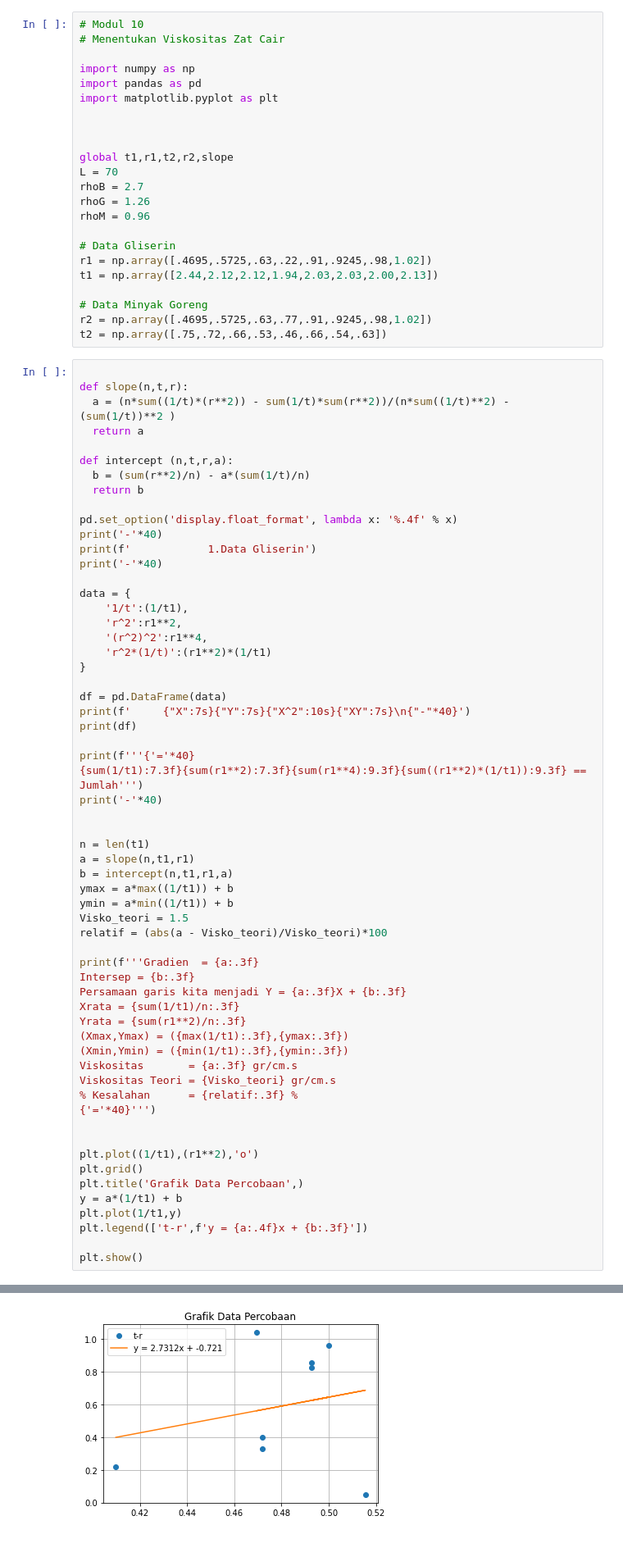
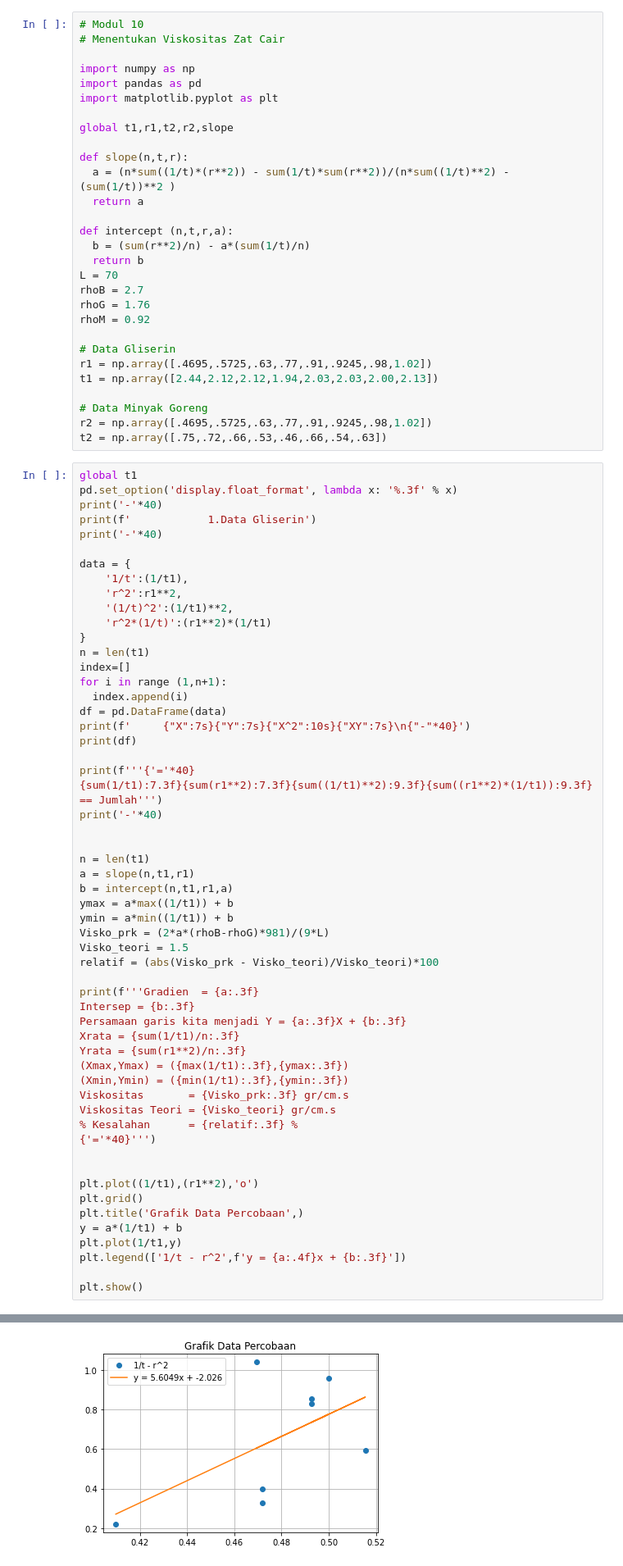
Before and after one commit to Frhan21/Praktikum-Labdas-Program, a Jupyter notebook: Penyelesaian_Modul_M10.ipynb, the cells around one changed output, grey strips where cells are left out. Shown at 82% size. Cells and saved outputs as stored; diff of their text form.

```diff
--- a/Penyelesaian_Modul_M10.ipynb
+++ b/Penyelesaian_Modul_M10.ipynb
@@ -8,32 +8,30 @@ import numpy as np
 import pandas as pd
 import matplotlib.pyplot as plt
 
+global t1,r1,t2,r2,slope
 
+def slope(n,t,r):
+  a = (n*sum((1/t)*(r**2)) - sum(1/t)*sum(r**2))/(n*sum((1/t)**2) - (sum(1/t))**2 )
+  return a
 
-global t1,r1,t2,r2,slope
+def intercept (n,t,r,a):
+  b = (sum(r**2)/n) - a*(sum(1/t)/n)
+  return b
 L = 70
 rhoB = 2.7
-rhoG = 1.26
-rhoM = 0.96
+rhoG = 1.76
+rhoM = 0.92
 
 # Data Gliserin
-r1 = np.array([.4695,.5725,.63,.22,.91,.9245,.98,1.02])
+r1 = np.array([.4695,.5725,.63,.77,.91,.9245,.98,1.02])
 t1 = np.array([2.44,2.12,2.12,1.94,2.03,2.03,2.00,2.13])
 
 # Data Minyak Goreng
 r2 = np.array([.4695,.5725,.63,.77,.91,.9245,.98,1.02])
 t2 = np.array([.75,.72,.66,.53,.46,.66,.54,.63])
 # %%
-
-def slope(n,t,r):
-  a = (n*sum((1/t)*(r**2)) - sum(1/t)*sum(r**2))/(n*sum((1/t)**2) - (sum(1/t))**2 )
-  return a
-
-def intercept (n,t,r,a):
-  b = (sum(r**2)/n) - a*(sum(1/t)/n)
-  return b
-
-pd.set_option('display.float_format', lambda x: '%.4f' % x)
+global t1
+pd.set_option('display.float_format', lambda x: '%.3f' % x)
 print('-'*40)
 print(f'            1.Data Gliserin')
 print('-'*40)
@@ -41,16 +39,19 @@ print('-'*40)
 data = {
     '1/t':(1/t1),
     'r^2':r1**2,
-    '(r^2)^2':r1**4,
+    '(1/t)^2':(1/t1)**2,
     'r^2*(1/t)':(r1**2)*(1/t1)
 }
-
+n = len(t1)
+index=[]
+for i in range (1,n+1):
+  index.append(i)
 df = pd.DataFrame(data)
 print(f'     {"X":7s}{"Y":7s}{"X^2":10s}{"XY":7s}\n{"-"*40}')
 print(df)
 
 print(f'''{'='*40}
-{sum(1/t1):7.3f}{sum(r1**2):7.3f}{sum(r1**4):9.3f}{sum((r1**2)*(1/t1)):9.3f} == Jumlah''')
+{sum(1/t1):7.3f}{sum(r1**2):7.3f}{sum((1/t1)**2):9.3f}{sum((r1**2)*(1/t1)):9.3f} == Jumlah''')
 print('-'*40)
 
 
@@ -59,8 +60,9 @@ a = slope(n,t1,r1)
 b = intercept(n,t1,r1,a)
 ymax = a*max((1/t1)) + b
 ymin = a*min((1/t1)) + b
+Visko_prk = (2*a*(rhoB-rhoG)*981)/(9*L)
 Visko_teori = 1.5
-relatif = (abs(a - Visko_teori)/Visko_teori)*100
+relatif = (abs(Visko_prk - Visko_teori)/Visko_teori)*100
 
 print(f'''Gradien  = {a:.3f}
 Intersep = {b:.3f}
@@ -69,7 +71,7 @@ Xrata = {sum(1/t1)/n:.3f}
 Yrata = {sum(r1**2)/n:.3f}
 (Xmax,Ymax) = ({max(1/t1):.3f},{ymax:.3f})
 (Xmin,Ymin) = ({min(1/t1):.3f},{ymin:.3f})
-Viskositas       = {a:.3f} gr/cm.s
+Viskositas       = {Visko_prk:.3f} gr/cm.s
 Viskositas Teori = {Visko_teori} gr/cm.s
 % Kesalahan      = {relatif:.3f} %
 {'='*40}''')
@@ -80,7 +82,7 @@ plt.grid()
 plt.title('Grafik Data Percobaan',)
 y = a*(1/t1) + b
 plt.plot(1/t1,y)
-plt.legend(['t-r',f'y = {a:.4f}x + {b:.3f}'])
+plt.legend(['1/t - r^2',f'y = {a:.4f}x + {b:.3f}'])
 
 plt.show()
 # %% [output]
@@ -103,5 +105,5 @@ Viskositas Teori = 1.5 gr/cm.s
 ========================================
-[figure, old version]
+[figure, new version]
 # %%
 pd.set_option('display.float_format', lambda x: '%.4f' % x)
 print('-'*40)
```
Also changed, not shown: parts of 2 cells of this notebook.
